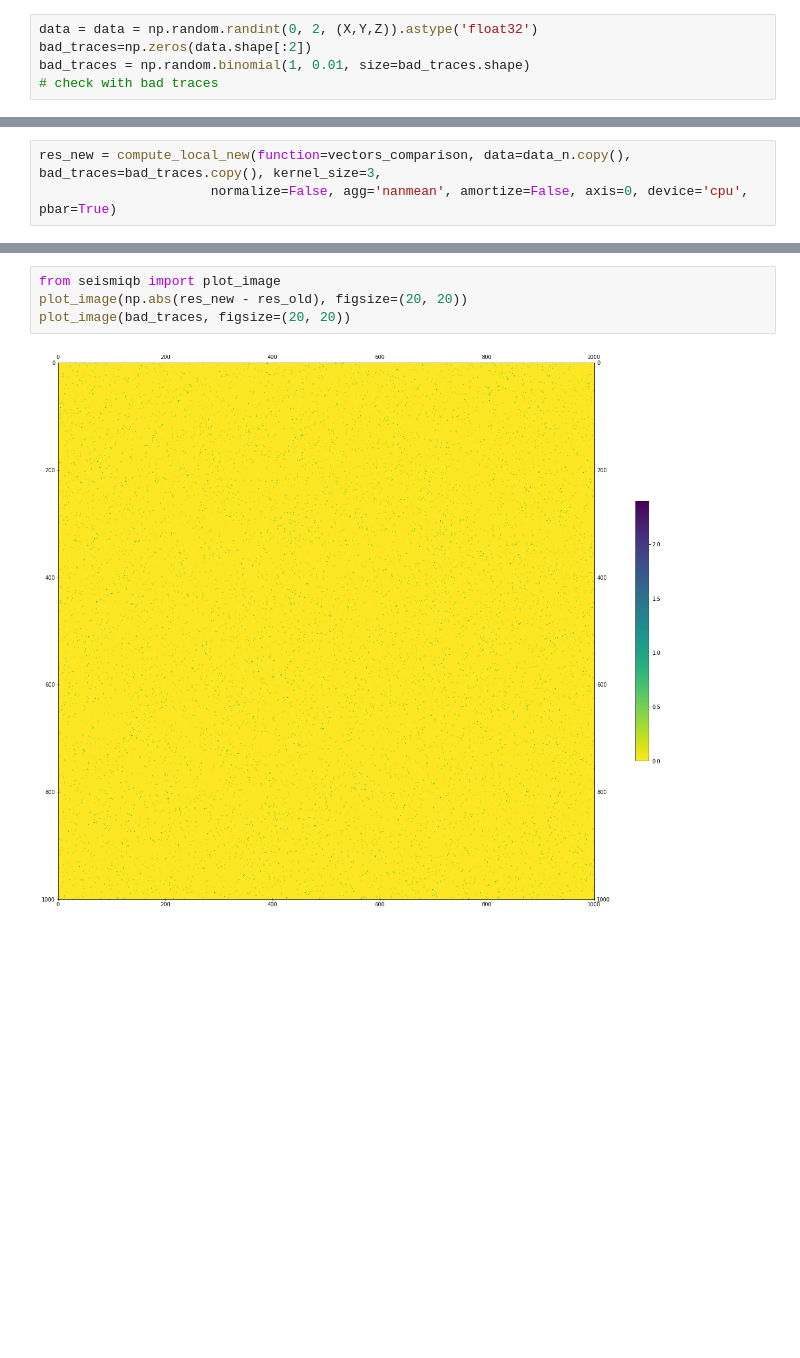
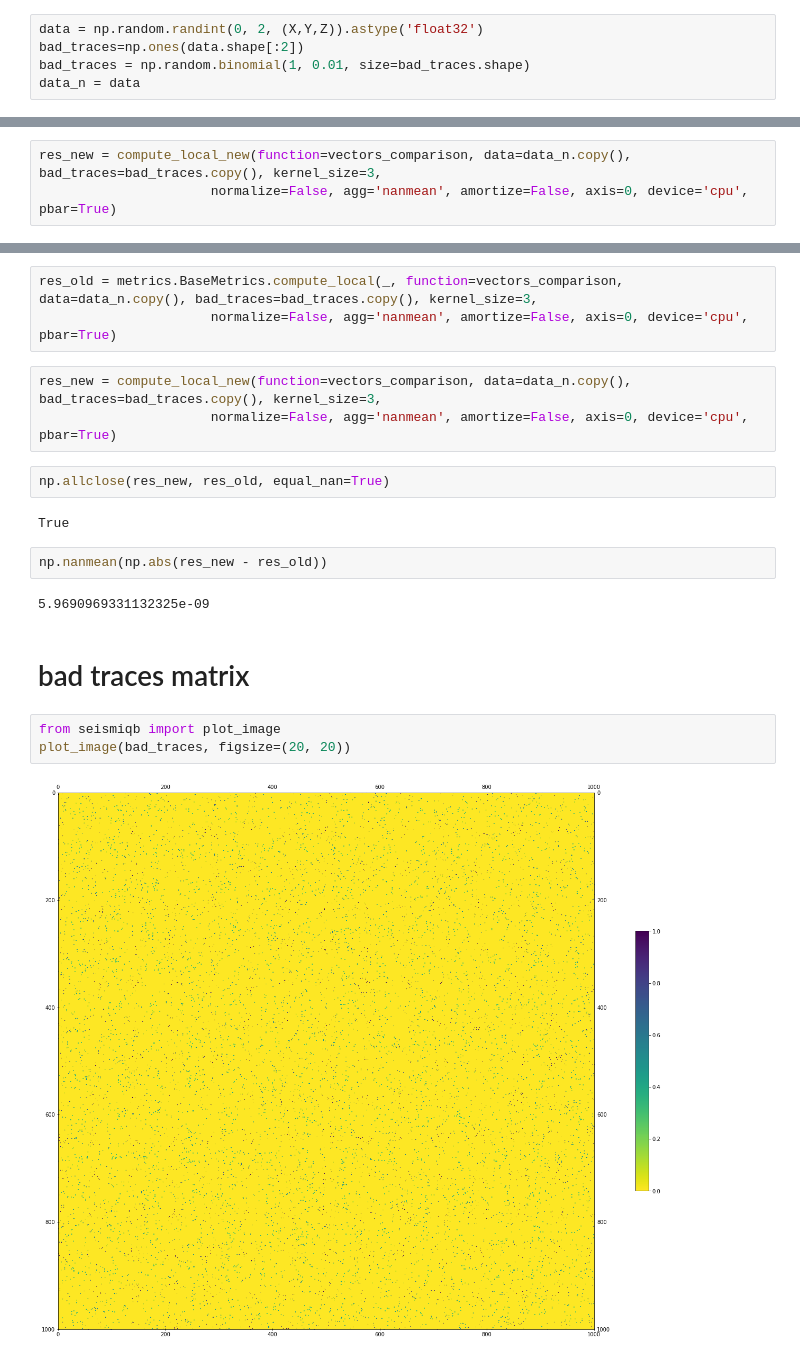
Before and after one commit to RisaMagpie/neuronets, a Jupyter notebook: comparison task/comparison_code.ipynb, the cells around one changed output, grey strips where cells are left out. Drawn from its saved outputs; the diff is of its cells as text; blank space fills up the shorter version.

Commit message:
fix bad traces in new compute local function

```diff
--- a/comparison task/comparison_code.ipynb
+++ b/comparison task/comparison_code.ipynb
@@ -24,6 +88,6 @@ def vectors_comparison(vector1, vector2, data_stds, shifted_stds):
     return res
 # %%
-data = data = np.random.randint(0, 2, (X,Y,Z)).astype('float32')
-bad_traces=np.zeros(data.shape[:2])
+data = np.random.randint(0, 2, (X,Y,Z)).astype('float32')
+bad_traces=np.ones(data.shape[:2])
 bad_traces = np.random.binomial(1, 0.01, size=bad_traces.shape)
-# check with bad traces
+data_n = data
@@ -265,6 +117,21 @@ np.mean(np.abs(res_new - res_old))
+# %%
+res_old = metrics.BaseMetrics.compute_local(_, function=vectors_comparison, data=data_n.copy(), bad_traces=bad_traces.copy(), kernel_size=3,
+                      normalize=False, agg='nanmean', amortize=False, axis=0, device='cpu', pbar=True)
+# %%
+res_new = compute_local_new(function=vectors_comparison, data=data_n.copy(), bad_traces=bad_traces.copy(), kernel_size=3,
+                      normalize=False, agg='nanmean', amortize=False, axis=0, device='cpu', pbar=True)
+# %%
+np.allclose(res_new, res_old, equal_nan=True)
+# %% [output]
+True
+# %%
+np.nanmean(np.abs(res_new - res_old))
+# %% [output]
+5.9690969331132325e-09
+# %% [markdown]
+# bad traces matrix
 # %%
 from seismiqb import plot_image
-plot_image(np.abs(res_new - res_old), figsize=(20, 20))
 plot_image(bad_traces, figsize=(20, 20))
 # %% [output]
-[figure, old version]
+[figure, new version]
```
Also changed, not shown: parts of 38 cells of this notebook.
